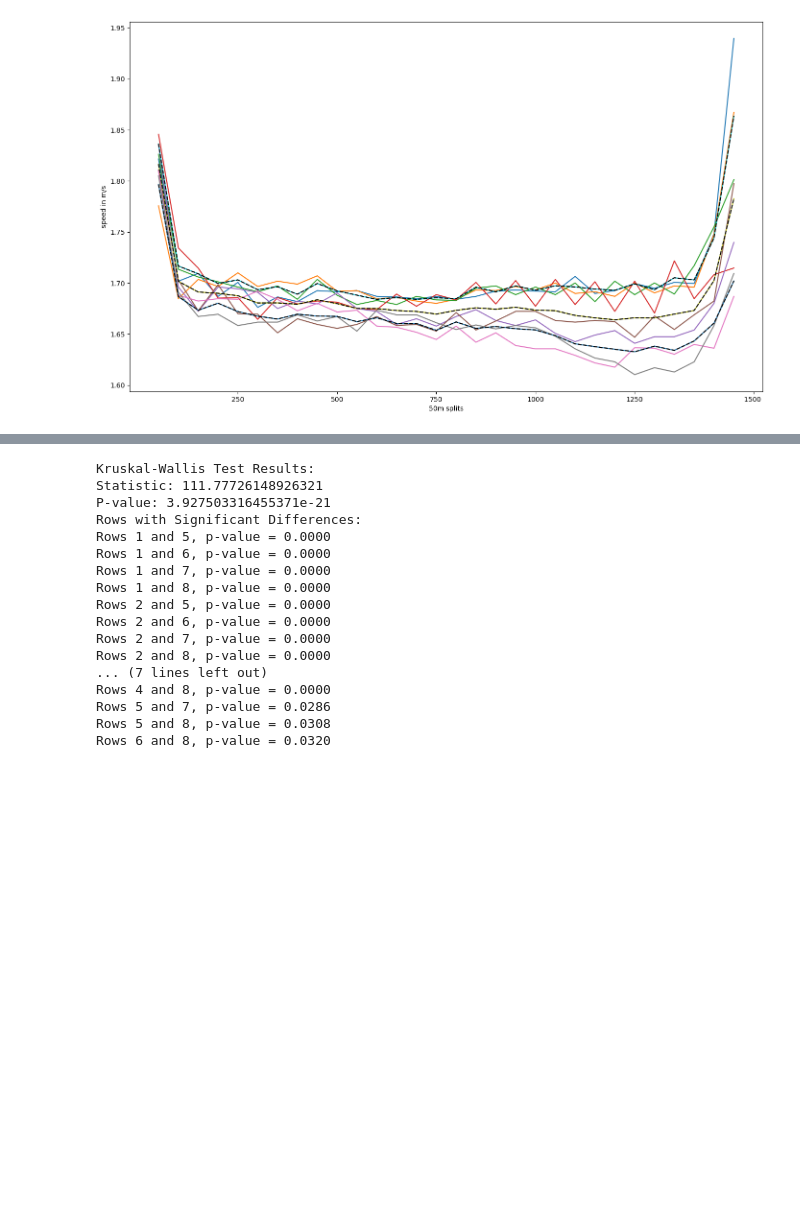
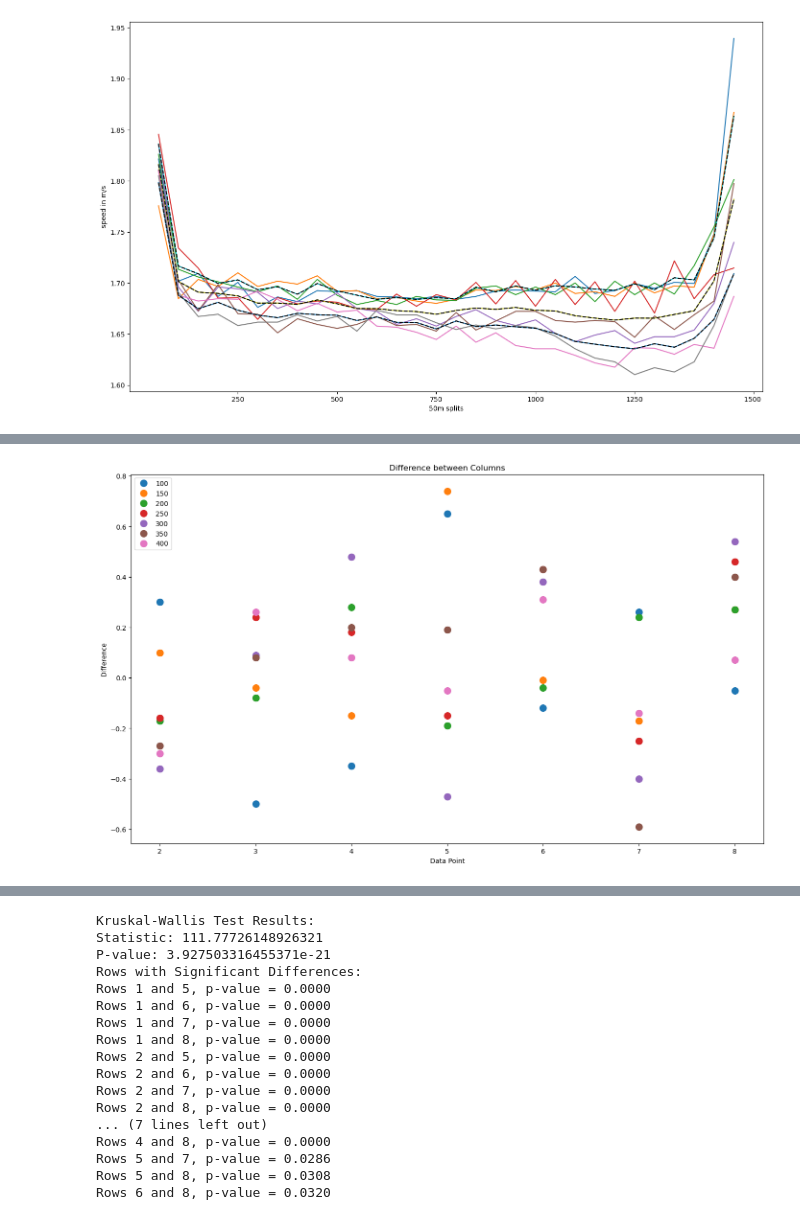
Before and after one commit to tiagoru/swim, a Jupyter notebook: Tokyo_1500.ipynb, the cells around one changed output, grey strips where cells are left out. Cells and saved outputs as stored; diff of their text form; code cells hidden in the pictures; blank space fills up the shorter version.

```diff
--- a/Tokyo_1500.ipynb
+++ b/Tokyo_1500.ipynb
@@ -524,0 +518,22 @@ plt.boxplot(diff)
+# %%
+diff = df.diff(axis=0).iloc[:, 1:8]  # Calculate differences column-wise, excluding the first column
+plt.figure(figsize=(17, 10));
+# Create a scatter plot for each data point
+for col in diff.columns:
+    plt.plot(diff.index, diff[col],markersize=10, marker='o', label=col, linestyle='')
+
+# Add labels and title to the plot
+#plt.plot(diff.iloc[:, 0],linestyle = 'dashed', color='black');
+plt.xlabel('Data Point')
+plt.ylabel('Difference')
+plt.title('Difference between Columns')
+#Labels = ['250', '500', '750','1000','1250','1500 ']
+# naming the title of the plot
+#plt.xticks(Labels)
+# Add a legend to identify each column
+plt.legend()
+#plt.plot(dif_center,linestyle = 'dashed',linewidth=3)
+# Display the plot
+plt.show()
+# %% [output]
+[figure, added]
```
Also changed, not shown: parts of 18 cells of this notebook.
